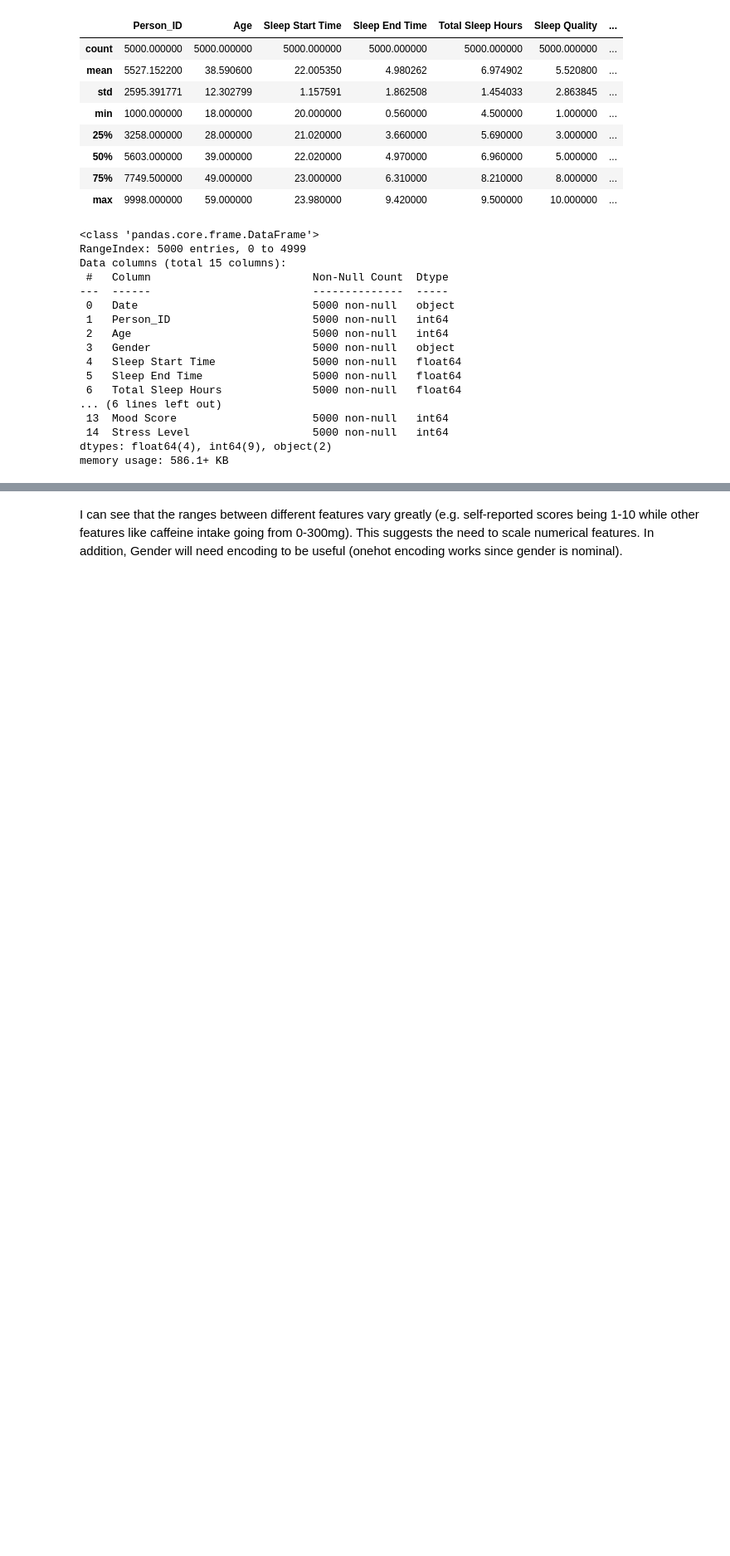
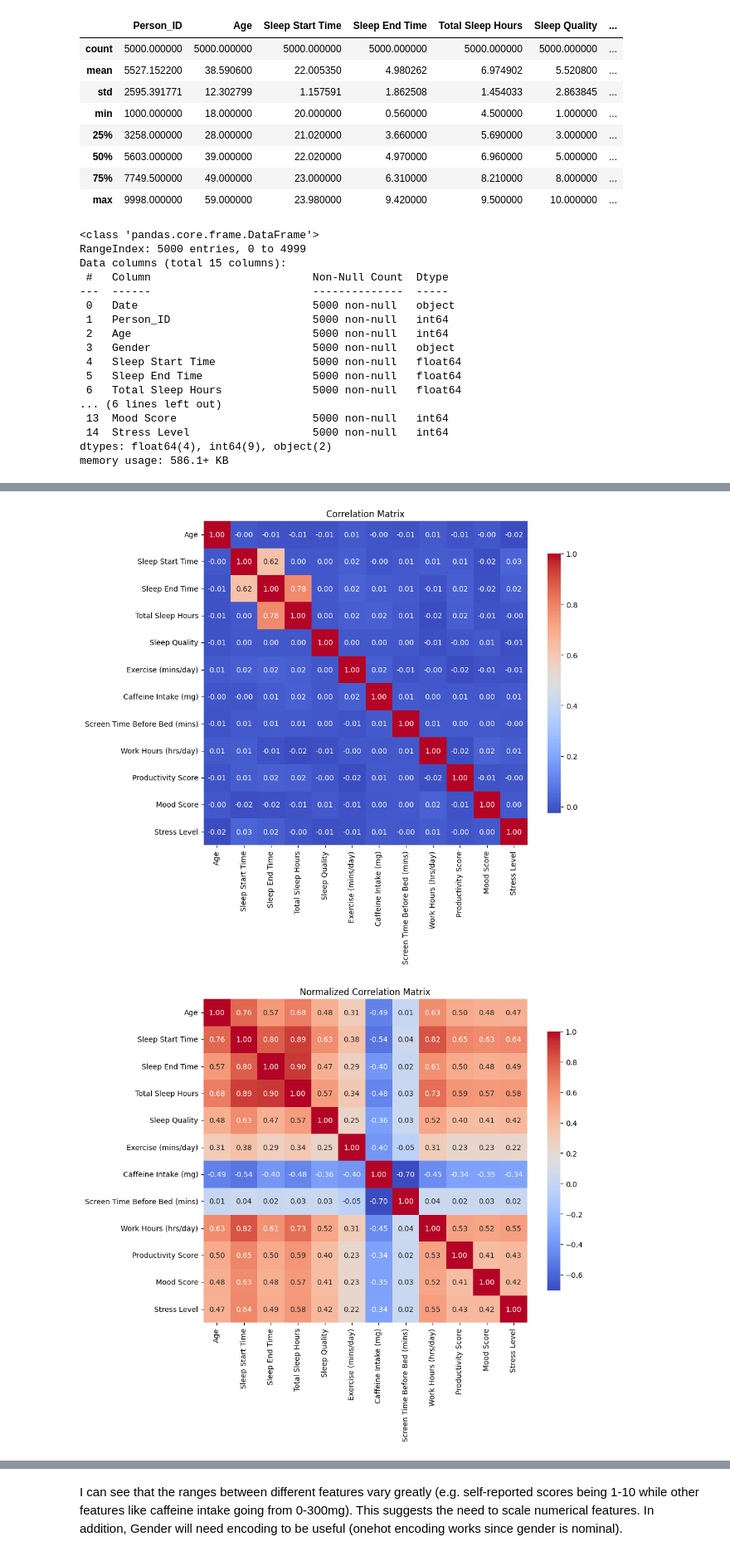
Before and after one commit to malikmahdivika/BMEN415-ML, a Jupyter notebook: Malik_models/Regression_MLR_Malik.ipynb, the cells around one changed output, grey strips where cells are left out. Shown: that part at 83% size. Saved outputs shown, nothing was run; the diff lists cells and outputs as text; code cells hidden in the pictures; blank space fills up the shorter version.

Commit message:
Update Regression_MLR_Malik.ipynb
normalizing data before pipeline seems to improve correlations

```diff
--- a/Malik_models/Regression_MLR_Malik.ipynb
+++ b/Malik_models/Regression_MLR_Malik.ipynb
@@ -59,3 +59,12 @@ Data columns (total 15 columns):
  14  Stress Level                   5000 non-null   int64
 dtypes: float64(4), int64(9), object(2)
 memory usage: 586.1+ KB
+# %%
+# remove uninformative columns
+sleepcycle_dataframe.drop(columns=['Person_ID', 'Date'], inplace=True)
+# %%
+numerical_cols = sleepcycle_dataframe.select_dtypes(include=['number']).columns
+normalized_data = normalize(sleepcycle_dataframe[numerical_cols])
+
+sleepcycle_dataframe_normalized = pd.DataFrame(normalized_data, columns=numerical_cols)
+sleepcycle_dataframe_normalized.head()
@@ -61,0 +78,15 @@ memory usage: 586.1+ KB
+# %%
+# plot correlation matrix
+plt.figure(figsize=(10, 8))
+sns.heatmap(sleepcycle_dataframe.select_dtypes(exclude='object').corr(), annot=True, fmt=".2f", cmap='coolwarm', square=True, cbar_kws={"shrink": .8})
+plt.title('Correlation Matrix')
+plt.show()
+
+# plot normalized correlation matrix
+plt.figure(figsize=(10, 8))
+sns.heatmap(sleepcycle_dataframe_normalized.corr(), annot=True, fmt=".2f", cmap='coolwarm', square=True, cbar_kws={"shrink": .8})
+plt.title('Normalized Correlation Matrix')
+plt.show()
+# %% [output]
+[figure, added]
+[figure, added]
```
Also changed, not shown: parts of 6 cells of this notebook.
